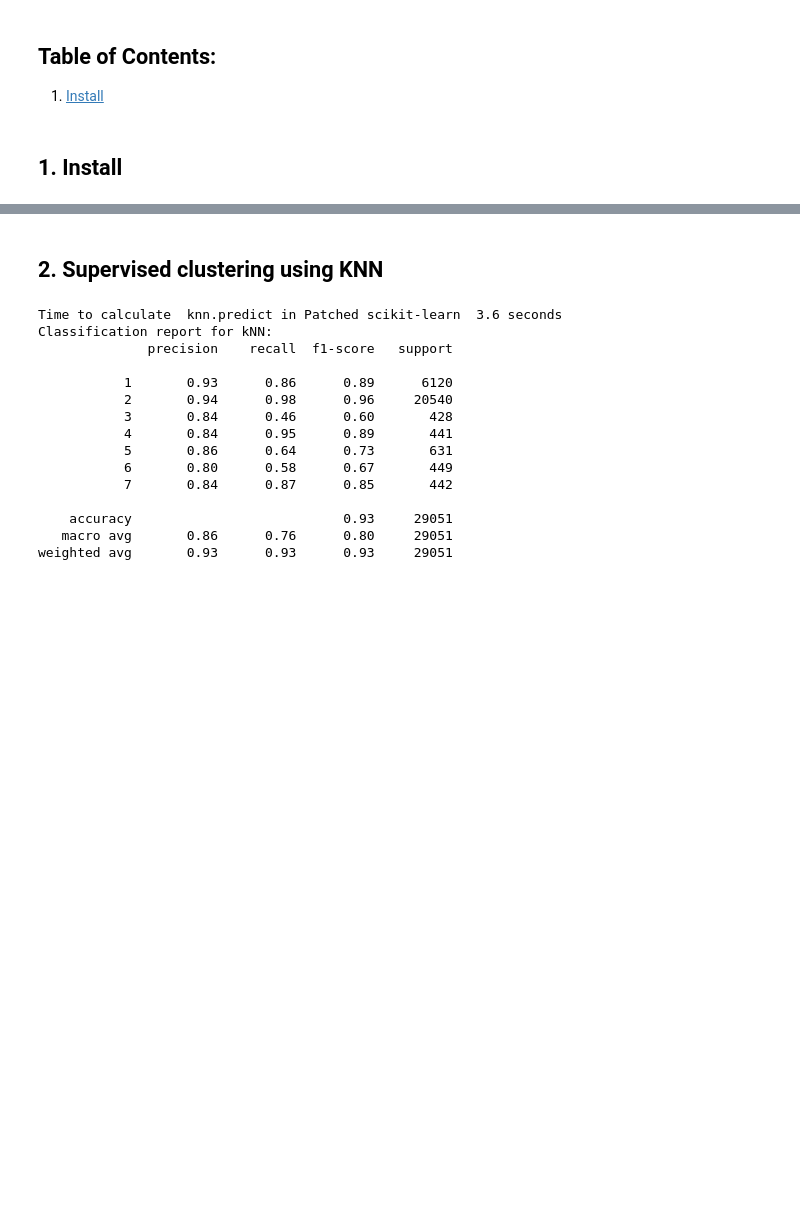
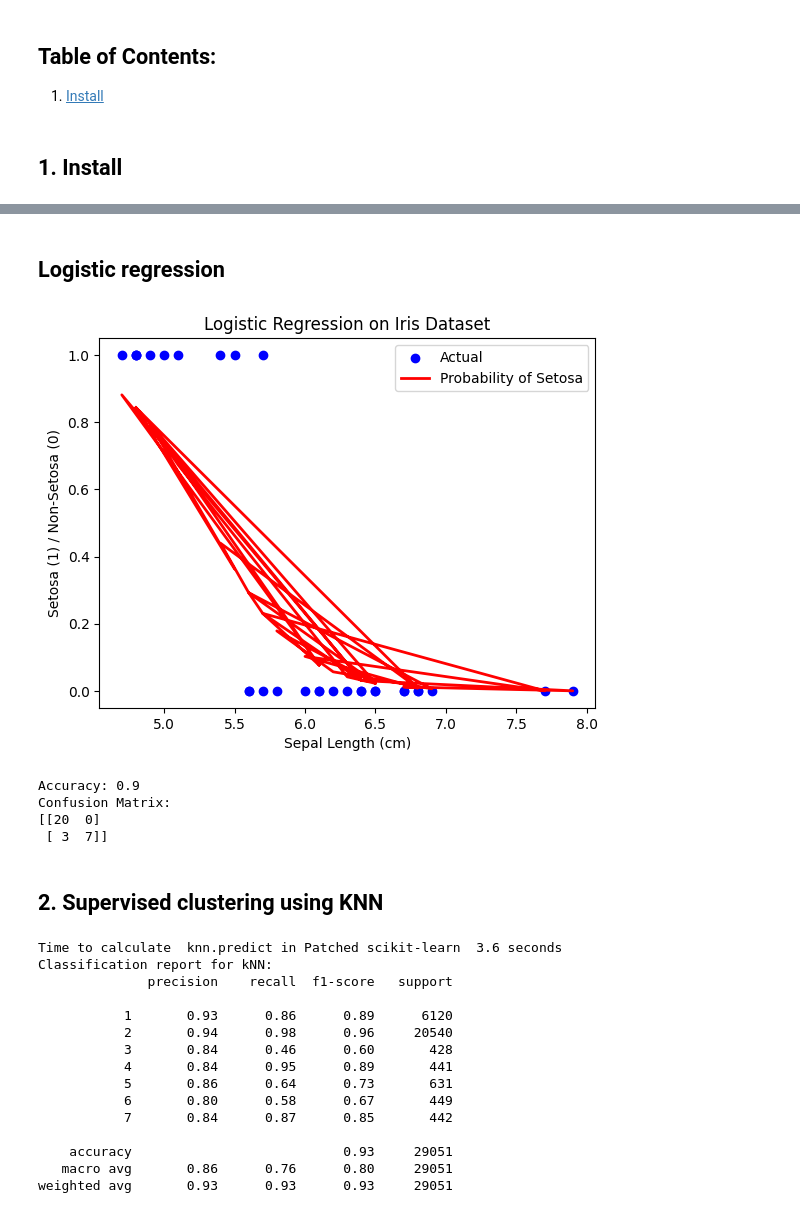
Before and after one commit to vicente-gonzalez-ruiz/YAPT, a Jupyter notebook: scientific_computation/scikit-learn.ipynb, the cells around one changed output, grey strips where cells are left out. Drawn from its saved outputs; the diff is of its cells as text; code cells hidden in the pictures; blank space fills up the shorter version.

```diff
--- a/scientific_computation/scikit-learn.ipynb
+++ b/scientific_computation/scikit-learn.ipynb
@@ -16,3 +63,56 @@
+# %% [markdown]
+## Logistic regression  <a class="anchor" id="LoR"></a>
+# %%
+import pandas as pd
+import matplotlib.pyplot as plt
+from sklearn import datasets
+from sklearn.model_selection import train_test_split
+from sklearn.linear_model import LogisticRegression
+from sklearn.metrics import accuracy_score, confusion_matrix
+
+# Load the Iris dataset
+iris = datasets.load_iris()
+iris_df = pd.DataFrame(data=iris['data'], columns=iris['feature_names'])
+target = iris['target']
+
+# Create binary target variable: setosa (1) vs. non-setosa (0)
+target_binary = (target == 0).astype(int)
+
+# Select the sepal length (cm) as the predictor variable (feature)
+X = iris_df[['sepal length (cm)']]
+
+# Split the data into training and testing sets
+X_train, X_test, y_train, y_test = train_test_split(X, target_binary, test_size=0.2, random_state=42)
+
+# Create a logistic regression model and fit it to the training data
+model = LogisticRegression()
+model.fit(X_train, y_train)
+
+# Make predictions on the test set
+y_pred = model.predict(X_test)
+
+# Evaluate the model performance
+accuracy = accuracy_score(y_test, y_pred)
+conf_matrix = confusion_matrix(y_test, y_pred)
+
+# Plot the data points and the logistic regression decision boundary
+plt.scatter(X_test, y_test, color='blue', label='Actual')
+plt.plot(X_test, model.predict_proba(X_test)[:, 1], color='red', linewidth=2, label='Probability of Setosa')
+plt.xlabel('Sepal Length (cm)')
+plt.ylabel('Setosa (1) / Non-Setosa (0)')
+plt.title('Logistic Regression on Iris Dataset')
+plt.legend()
+plt.show()
+
+print("Accuracy:", accuracy)
+print("Confusion Matrix:")
+print(conf_matrix)
+# %% [output]
+[figure, added]
+Accuracy: 0.9
+Confusion Matrix:
+[[20  0]
+ [ 3  7]]
 # %% [markdown]
 ## 2. Supervised clustering using KNN  <a class="anchor" id="KNN"></a>
 # %%
```
Also changed, not shown: parts of 3 cells of this notebook, 1 other file.
